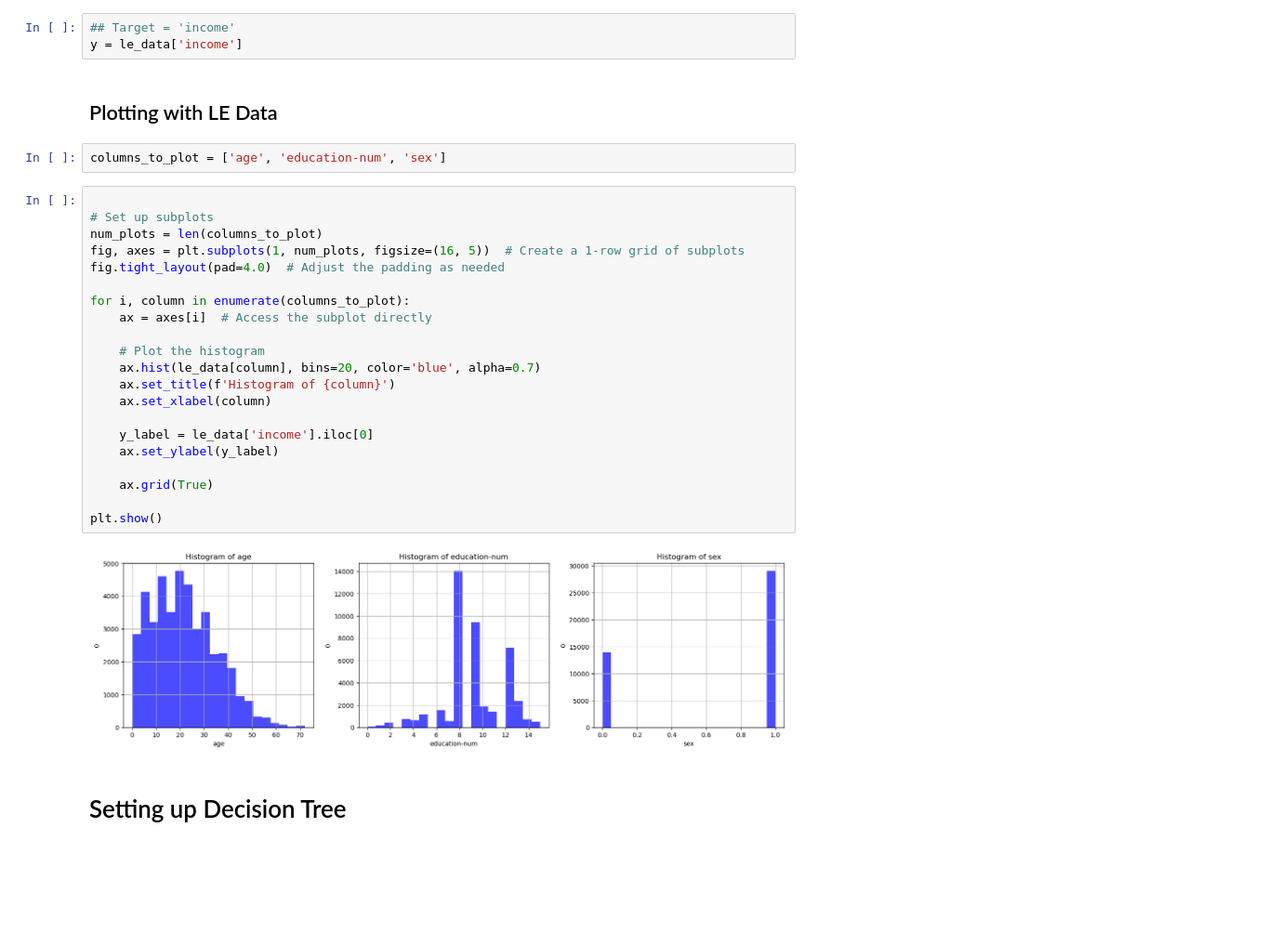
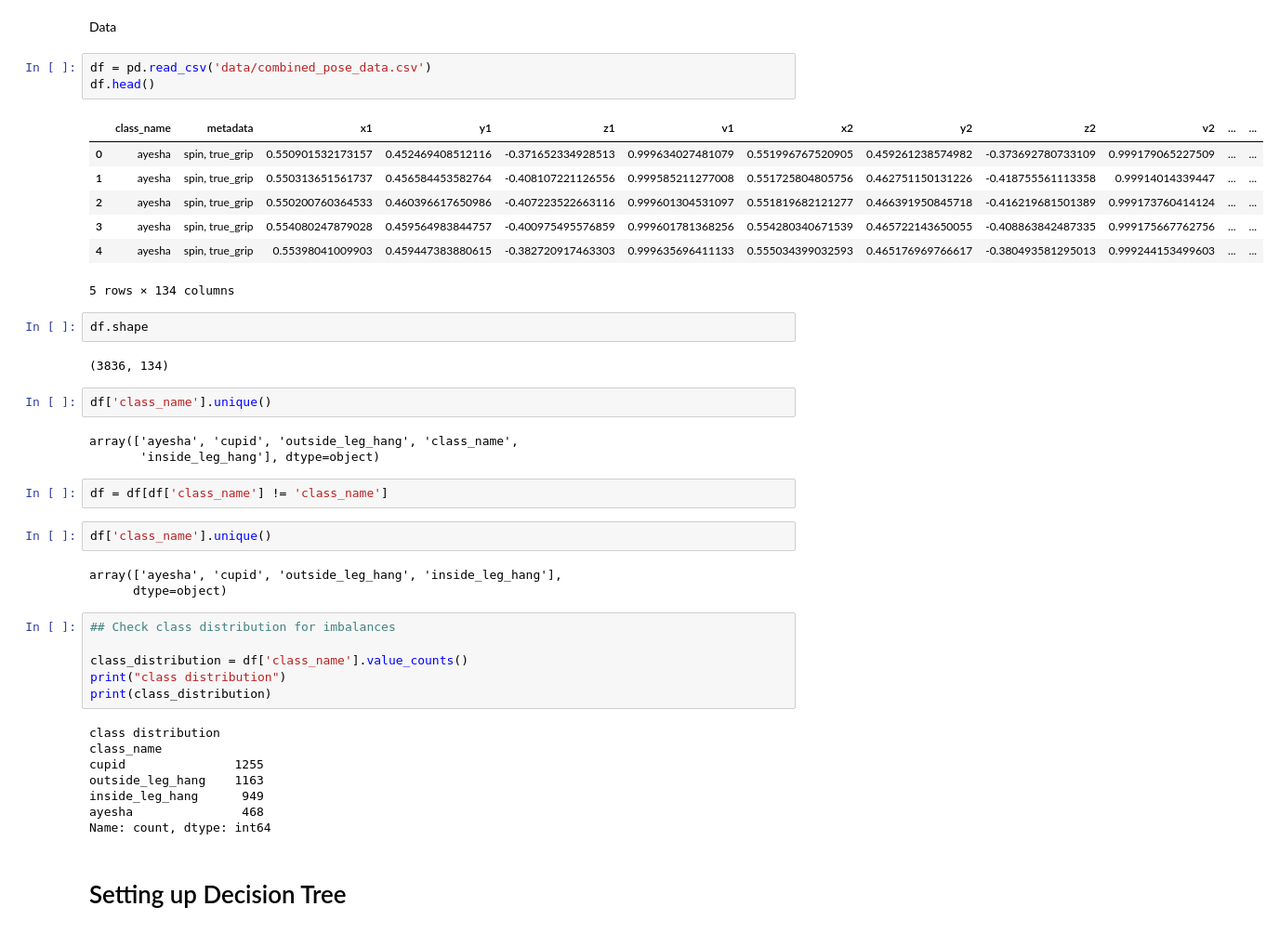
Before and after one commit to emcee786/pole_pose_estimation, a Jupyter notebook: MLModels.ipynb, the cells around one changed output. Shown at 93% size. Cells and saved outputs as stored; diff of their text form; blank space fills up the shorter version.

Commit message:
checkpoint

```diff
--- a/MLModels.ipynb
+++ b/MLModels.ipynb
@@ -521,33 +21,46 @@ X = le_data[['age', 'workclass', 'education-num', 'marital-status',
-# %%
-## Target = 'income'
-y = le_data['income']
-# %% [markdown]
-## Plotting with LE Data
-# %%
-columns_to_plot = ['age', 'education-num', 'sex']
-# %%
-
-# Set up subplots
-num_plots = len(columns_to_plot)
-fig, axes = plt.subplots(1, num_plots, figsize=(16, 5))  # Create a 1-row grid of subplots
-fig.tight_layout(pad=4.0)  # Adjust the padding as needed
-
-for i, column in enumerate(columns_to_plot):
-    ax = axes[i]  # Access the subplot directly
-
-    # Plot the histogram
-    ax.hist(le_data[column], bins=20, color='blue', alpha=0.7)
-    ax.set_title(f'Histogram of {column}')
-    ax.set_xlabel(column)
-
-    y_label = le_data['income'].iloc[0]
-    ax.set_ylabel(y_label)
-
-    ax.grid(True)
-
-plt.show()
-# %% [output]
-[figure, removed]
+# %% [markdown]
+Data
+# %%
+df = pd.read_csv('data/combined_pose_data.csv')
+df.head()
+# %% [output]
+|  | class_name | metadata | x1 | y1 | z1 | v1 | x2 | y2 | z2 | v2 | ... | ... |
+| 0 | ayesha | spin, true_grip | 0.550901532173157 | 0.452469408512116 | -0.371652334928513 | 0.999634027481079 | 0.551996767520905 | 0.459261238574982 | -0.373692780733109 | 0.999179065227509 | ... | ... |
+| 1 | ayesha | spin, true_grip | 0.550313651561737 | 0.456584453582764 | -0.408107221126556 | 0.999585211277008 | 0.551725804805756 | 0.462751150131226 | -0.418755561113358 | 0.99914014339447 | ... | ... |
+| 2 | ayesha | spin, true_grip | 0.550200760364533 | 0.460396617650986 | -0.407223522663116 | 0.999601304531097 | 0.551819682121277 | 0.466391950845718 | -0.416219681501389 | 0.999173760414124 | ... | ... |
+| 3 | ayesha | spin, true_grip | 0.554080247879028 | 0.459564983844757 | -0.400975495576859 | 0.999601781368256 | 0.554280340671539 | 0.465722143650055 | -0.408863842487335 | 0.999175667762756 | ... | ... |
+| 4 | ayesha | spin, true_grip | 0.55398041009903 | 0.459447383880615 | -0.382720917463303 | 0.999635696411133 | 0.555034399032593 | 0.465176969766617 | -0.380493581295013 | 0.999244153499603 | ... | ... |
+5 rows × 134 columns
+# %%
+df.shape
+# %% [output]
+(3836, 134)
+# %%
+df['class_name'].unique()
+# %% [output]
+array(['ayesha', 'cupid', 'outside_leg_hang', 'class_name',
+       'inside_leg_hang'], dtype=object)
+# %%
+df = df[df['class_name'] != 'class_name']
+# %%
+df['class_name'].unique()
+# %% [output]
+array(['ayesha', 'cupid', 'outside_leg_hang', 'inside_leg_hang'],
+      dtype=object)
+# %%
+## Check class distribution for imbalances
+
+class_distribution = df['class_name'].value_counts()
+print("class distribution")
+print(class_distribution)
+# %% [output]
+class distribution
+class_name
+cupid               1255
+outside_leg_hang    1163
+inside_leg_hang      949
+ayesha               468
+Name: count, dtype: int64
 # %% [markdown]
 # Setting up Decision Tree
 # %%
```
Also changed, not shown: parts of 73 cells of this notebook, 2 other files.
